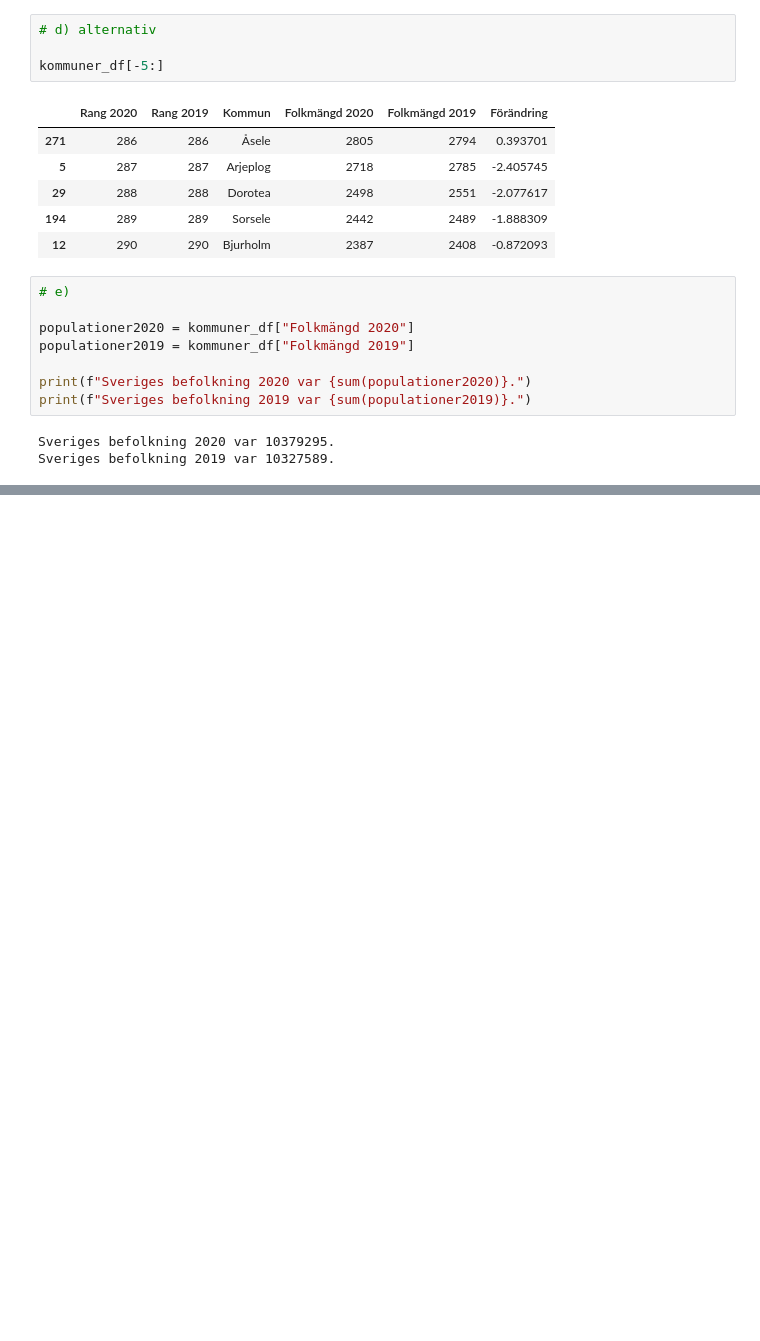
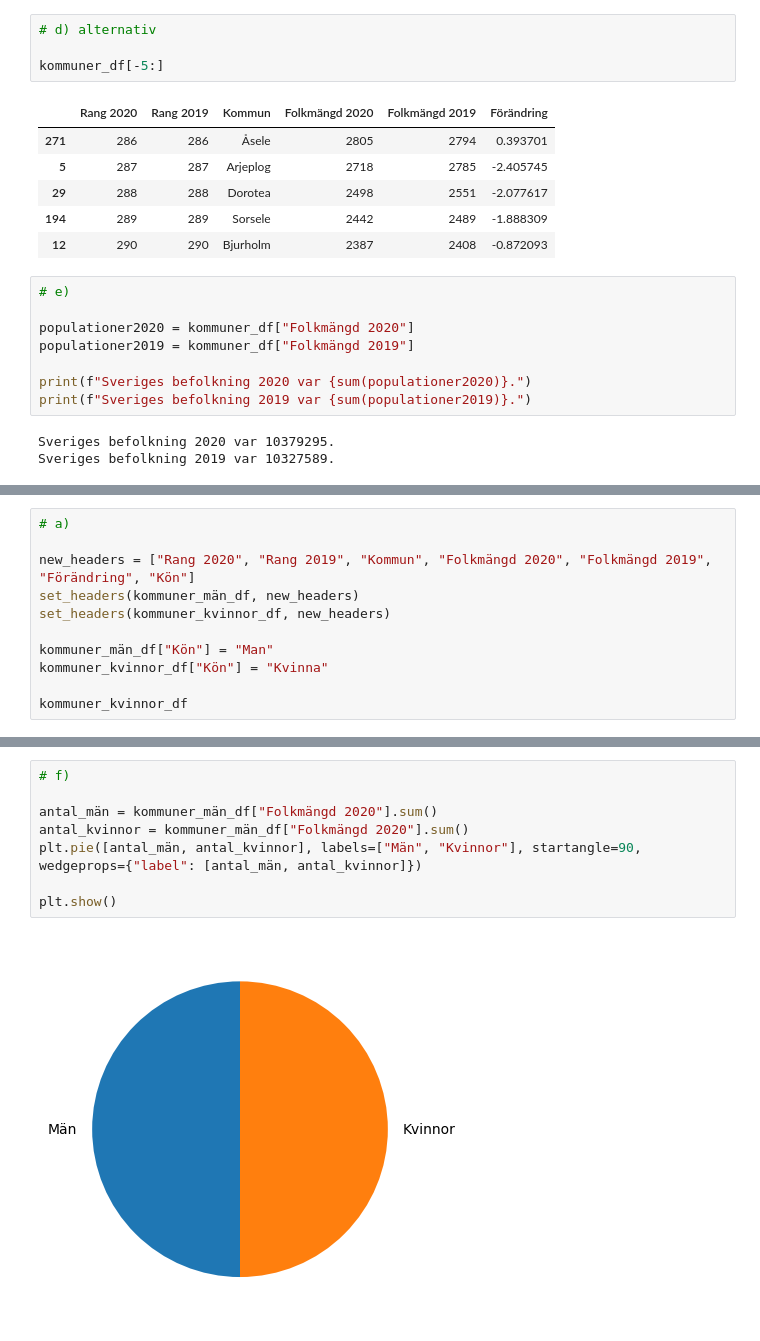
Before and after one commit to SVMino53/aiM24_Databehandling, a Jupyter notebook: Vecka 1/E1_pandas_basic_syntax.ipynb, the cells around one changed output, grey strips where cells are left out. Saved outputs shown, nothing was run; the diff lists cells and outputs as text; blank space fills up the shorter version.

```diff
--- a/Vecka 1/E1_pandas_basic_syntax.ipynb
+++ b/Vecka 1/E1_pandas_basic_syntax.ipynb
@@ -472,0 +514,11 @@ h)
+# %%
+# a)
+
+new_headers = ["Rang 2020", "Rang 2019", "Kommun", "Folkmängd 2020", "Folkmängd 2019", "Förändring", "Kön"]
+set_headers(kommuner_män_df, new_headers)
+set_headers(kommuner_kvinnor_df, new_headers)
+
+kommuner_män_df["Kön"] = "Man"
+kommuner_kvinnor_df["Kön"] = "Kvinna"
+
+kommuner_kvinnor_df
@@ -472,0 +629,10 @@ h)
+# %%
+# f)
+
+antal_män = kommuner_män_df["Folkmängd 2020"].sum()
+antal_kvinnor = kommuner_män_df["Folkmängd 2020"].sum()
+plt.pie([antal_män, antal_kvinnor], labels=["Män", "Kvinnor"], startangle=90, wedgeprops={"label": [antal_män, antal_kvinnor]})
+
+plt.show()
+# %% [output]
+[figure, added]
```
Also changed, not shown: parts of 11 cells of this notebook, 1 other file.
